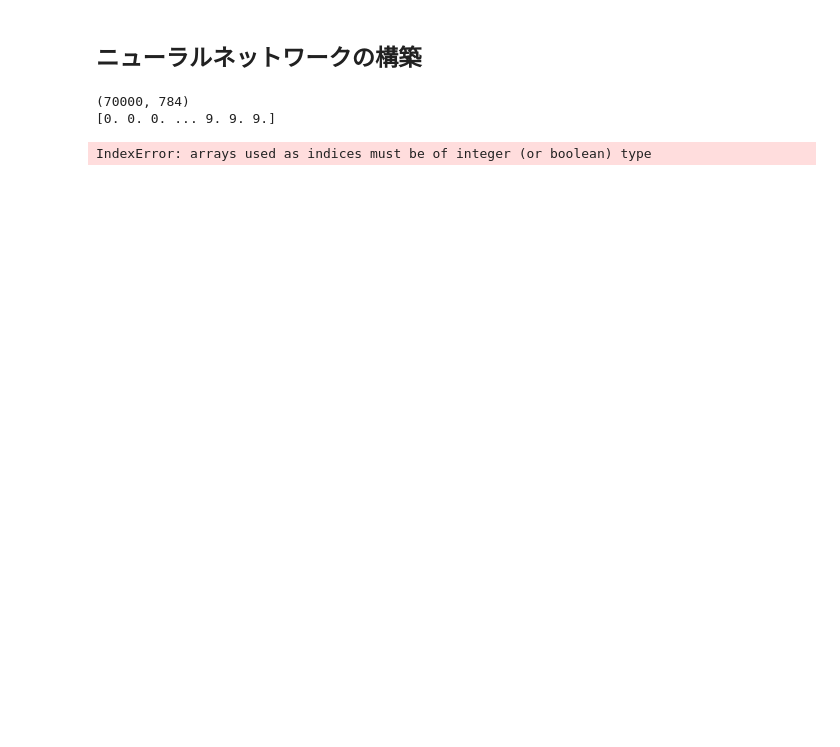
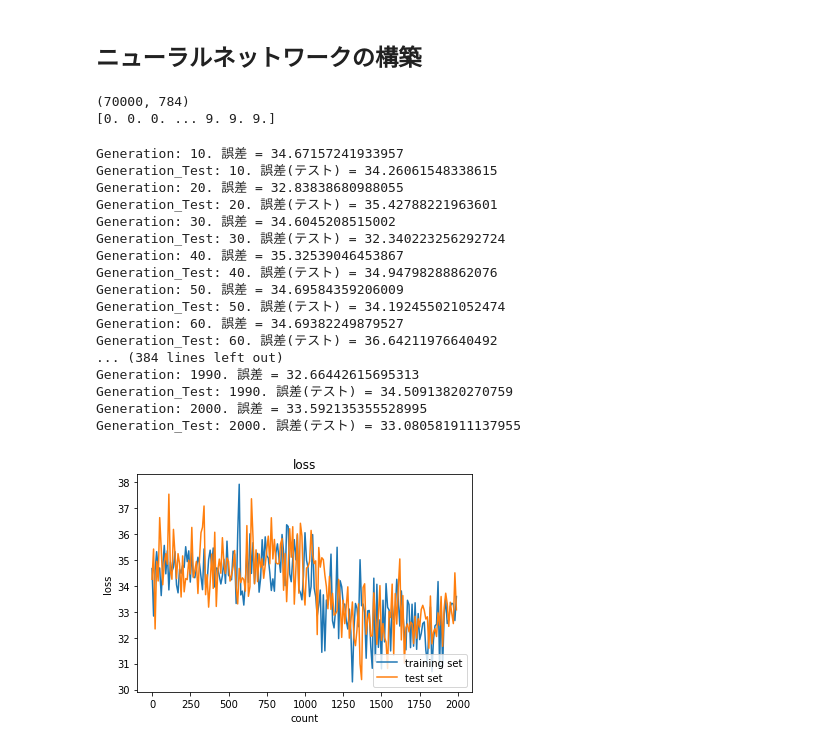
Before and after one commit to KenjiMatsumoto/DeepLearningProject, a Jupyter notebook: CNNByNumpy.ipynb, the cells around one changed output. Saved outputs shown, nothing was run; the diff lists cells and outputs as text; code cells hidden in the pictures; blank space fills up the shorter version.

```diff
--- a/CNNByNumpy.ipynb
+++ b/CNNByNumpy.ipynb
@@ -33,10 +33,10 @@ class LayerNet:
         self.input_size = 784
         self.hidden_size1 = 300
         self.hidden_size2 = 150
-        self.output_size = 1
-        self.batch_size = 128
+        self.output_size = 10
+        self.batch_size = 80
         self.weight_init = 0.001
-        self.learning_rate = 0.007
+        self.learning_rate = 0.005
 
     # ネットワークの初期化を実施
     def init_network(self):
@@ -78,7 +78,7 @@ class LayerNet:
         grad = self.backward(x_batch, y_batch, z1, z2, y)
 
         # optimizerの設定 モメンタムを利用
-        opt = optimizer.SGD(self.learning_rate)
+        opt = optimizer.Adam(self.learning_rate)
         opt.update(network, grad)
 
         return y_batch, y
@@ -132,7 +132,7 @@ class LayerNet:
         return grad
 # %%
 # 学習回数(1000回)
-learning_num = 1000
+learning_num = 2000
 
 # 描写頻度
 plot_interval=10
@@ -143,31 +143,48 @@ layerNet = LayerNet()
 network = layerNet.init_network()
 
 losses = []
 losses_test = []
 
 for i in range(learning_num):
     # 訓練用の学習
     y_batch, y = layerNet.gradient(network, x_train, y_train)
 
     # テスト用の学習
     y_test_batch, y_t = layerNet.gradient(network, x_test, y_test)
 
     if (i + 1) % plot_interval == 0:
         loss = functions.least_square(y_batch, y)
         losses.append(loss)
         print('Generation: ' + str(i+1) + '. 誤差 = ' + str(loss))
         loss_test = functions.least_square(y_test_batch, y_t)
         losses_test.append(loss_test)
         print('Generation_Test: ' + str(i+1) + '. 誤差(テスト) = ' + str(loss_test))
 
 lists = range(0, learning_num, plot_interval)
 plt.plot(lists, losses, label="training set")
 plt.plot(lists, losses_test, label="test set")
 plt.legend(loc="lower right")
 plt.title("loss")
 plt.xlabel("count")
 plt.ylabel("loss")
 # グラフの表示
 plt.show()
 # %% [output]
-IndexError: arrays used as indices must be of integer (or boolean) type
+Generation: 10. 誤差 = 34.67157241933957
+Generation_Test: 10. 誤差(テスト) = 34.26061548338615
+Generation: 20. 誤差 = 32.83838680988055
+Generation_Test: 20. 誤差(テスト) = 35.42788221963601
+Generation: 30. 誤差 = 34.6045208515002
+Generation_Test: 30. 誤差(テスト) = 32.340223256292724
+Generation: 40. 誤差 = 35.32539046453867
+Generation_Test: 40. 誤差(テスト) = 34.94798288862076
+Generation: 50. 誤差 = 34.69584359206009
+Generation_Test: 50. 誤差(テスト) = 34.192455021052474
+Generation: 60. 誤差 = 34.69382249879527
+Generation_Test: 60. 誤差(テスト) = 36.64211976640492
+... (384 lines left out)
+Generation: 1990. 誤差 = 32.66442615695313
+Generation_Test: 1990. 誤差(テスト) = 34.50913820270759
+Generation: 2000. 誤差 = 33.592135355528995
+Generation_Test: 2000. 誤差(テスト) = 33.080581911137955
+[figure, added]
```
Also changed, not shown: 2 other files.
